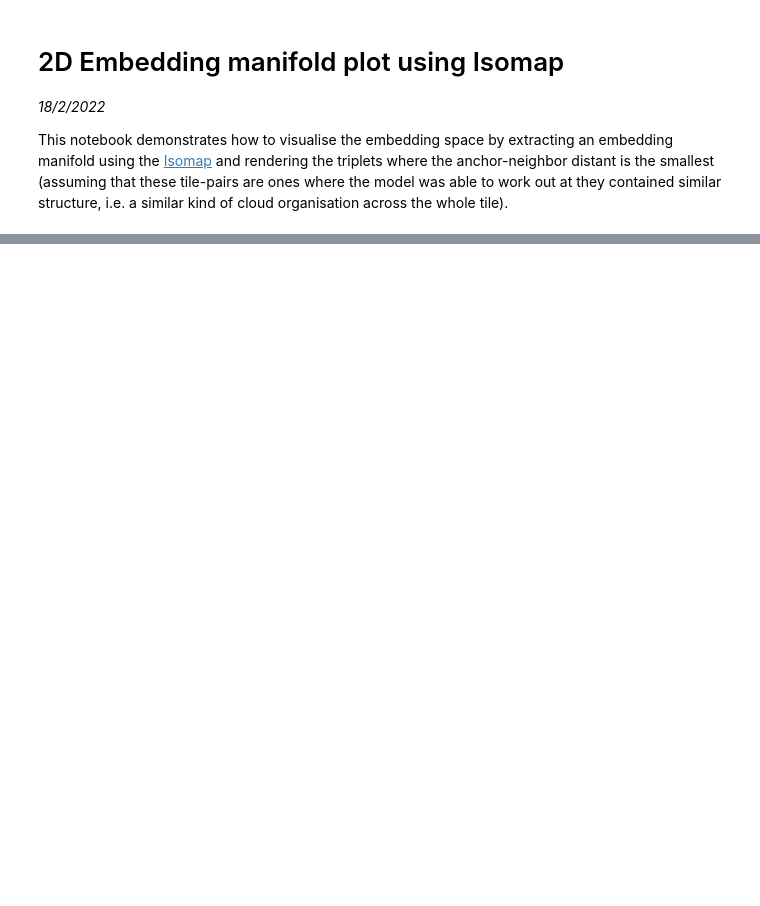
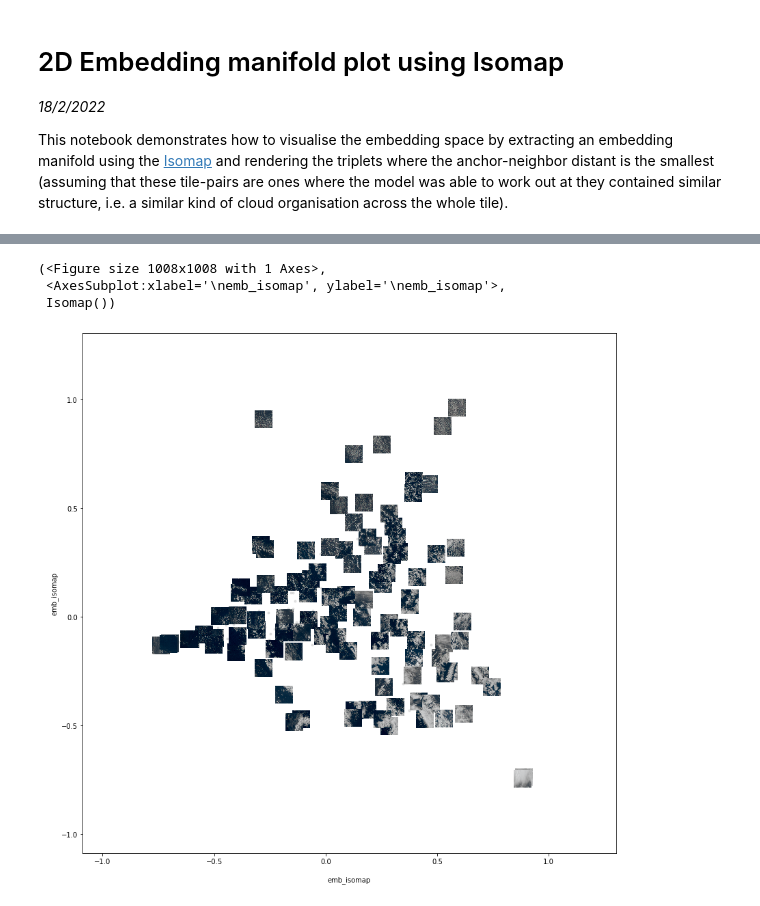
Before and after one commit to convml/convml-tt, a Jupyter notebook: example_notebooks/model_interpretation/isomap 2D embedding manifold plot.ipynb, the cells around one changed output, grey strips where cells are left out. Saved outputs shown, nothing was run; the diff lists cells and outputs as text; code cells hidden in the pictures; blank space fills up the shorter version.

Commit message:
fix to isomap 2d plot and notebok

```diff
--- a/example_notebooks/model_interpretation/isomap 2D embedding manifold plot.ipynb
+++ b/example_notebooks/model_interpretation/isomap 2D embedding manifold plot.ipynb
@@ -23,6 +23,6 @@ from convml_tt.data.transforms import get_transforms
 from pathlib import Path
 import xarray as xr
 # %%
-data_path = fetch_example_dataset(dataset=ExampleData.LARGE2000S500)
+data_path = fetch_example_dataset(dataset=ExampleData.SMALL100)
 data_path
 # %% [output]
@@ -39,6 +39,7 @@ Weights loaded from `data/fixednorm-stage-2.torch.pkl`
 dataset = ImageTripletDataset(
     data_dir=data_path,
     transform=get_transforms(step="predict", normalize_for_arch=model.base_arch),
+    stage="train"
 )
 # %%
 da_embs = get_embeddings(
@@ -72,0 +83,7 @@ dendrogram(
+# %%
+isomap2d.make_isomap_reference_plot(da_embs=da_embs, tile_size=0.1)
+# %% [output]
+(<Figure size 1008x1008 with 1 Axes>,
+ <AxesSubplot:xlabel='\nemb_isomap', ylabel='\nemb_isomap'>,
+ Isomap())
+[figure, added]
```
Also changed, not shown: parts of 5 cells of this notebook, 1 other file.
